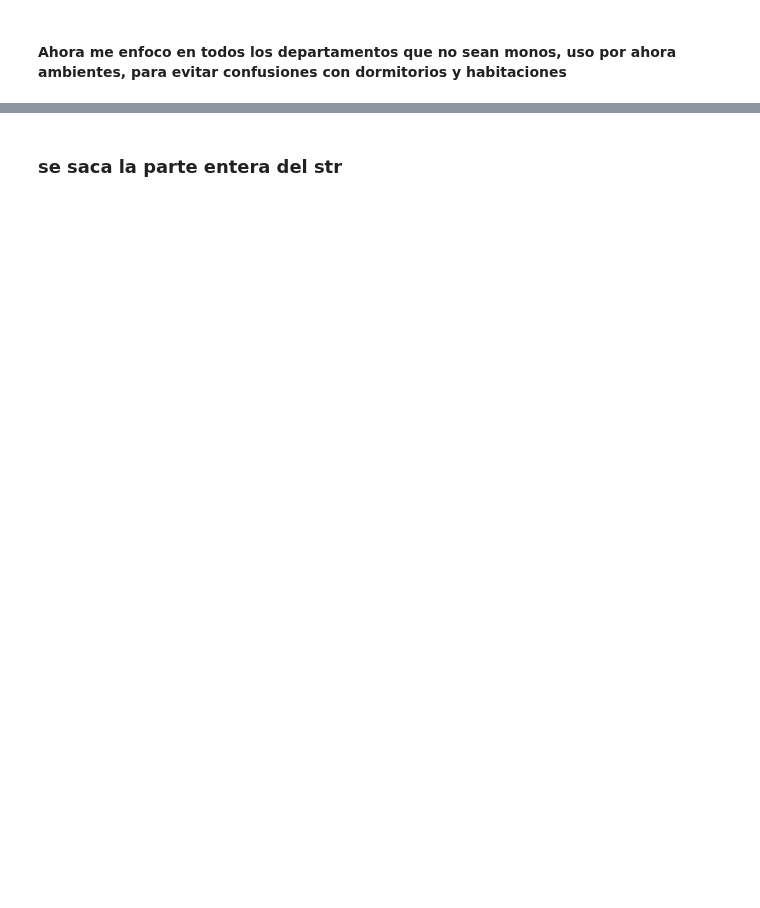
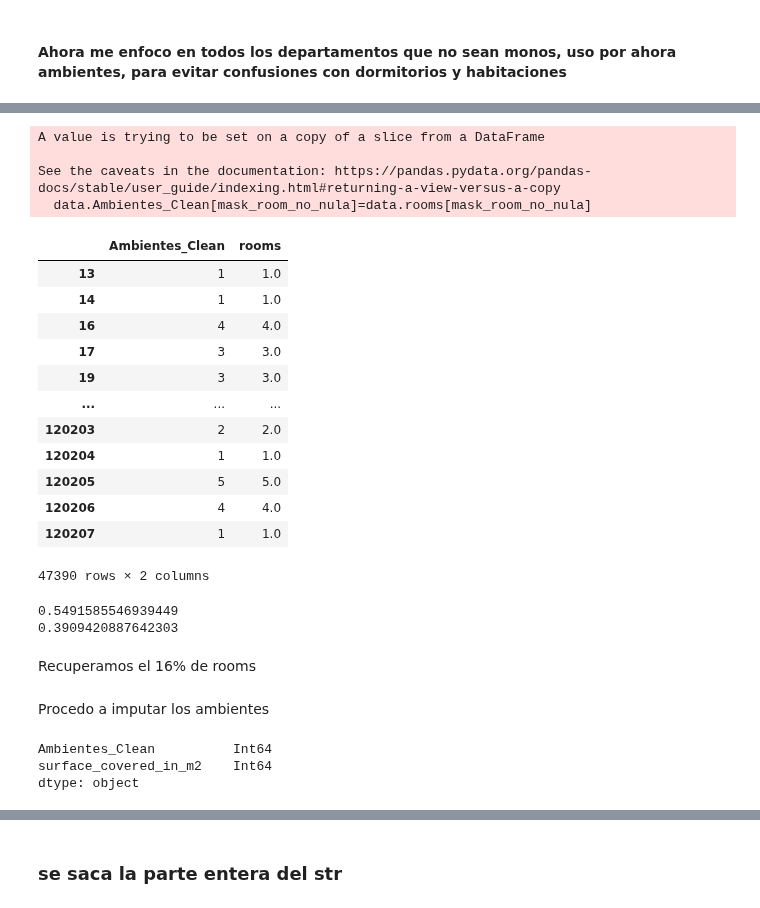
Before and after one commit to LuiosDyet/dh-ds-pi-1, a Jupyter notebook: superficie_limpia_columnas.ipynb, the cells around one changed output, grey strips where cells are left out. Saved outputs shown, nothing was run; the diff lists cells and outputs as text; code cells hidden in the pictures; blank space fills up the shorter version.

```diff
--- a/superficie_limpia_columnas.ipynb
+++ b/superficie_limpia_columnas.ipynb
@@ -181,2 +247,2 @@ pattern_rooms_regex=re.compile(pattern_rooms)
 # %%
-room_match = serie_descripcion.apply(lambda x: x if x is np.NaN else pattern_rooms_regex.search(x))
+pattern_ambs_match_3=pattern_ambs_match_2.apply(lambda x: x if x is np.NaN else x[0])
@@ -185,4 +248,0 @@ room_match.sample(10)
-# %%
-mask_rooms_notnull= room_match.notnull()
-
-data.loc[mask_rooms_notnull, "rooms_clean"] = room_match[mask_rooms_notnull].apply(lambda x: x.group(0))
@@ -191,0 +249,5 @@ serie_rooms_clean.sample(5)
+# %%
+nuevo_pattern='(?P<num>\d{1,2})'
+nuevo_pattern_regex=re.compile(nuevo_pattern)
+nuevo_pattern_match=pattern_ambs_match_3.apply(lambda x: x if x is np.NaN else nuevo_pattern_regex.search(x))
+nuevo_pattern_match.notnull().sum()
@@ -191,0 +256,4 @@ serie_rooms_clean.sample(5)
+# %%
+mask_def_not_null= nuevo_pattern_match.notnull()
+mask_mono_nulo=mono_match.isnull()
+data.loc[mask_mono_nulo, "Ambientes_Clean"] = nuevo_pattern_match[mask_mono_nulo].apply(lambda x: x if x is np.NaN else x.group('num'))
@@ -191,0 +277,33 @@ serie_rooms_clean.sample(5)
+# %%
+mask_room_no_nula = data.rooms.notnull()
+data.Ambientes_Clean[mask_room_no_nula]=data.rooms[mask_room_no_nula]
+data[['Ambientes_Clean','rooms']][mask_room_no_nula]
+# %% [output]
+A value is trying to be set on a copy of a slice from a DataFrame
+
+See the caveats in the documentation: https://pandas.pydata.org/pandas-docs/stable/user_guide/indexing.html#returning-a-view-versus-a-copy
+  data.Ambientes_Clean[mask_room_no_nula]=data.rooms[mask_room_no_nula]
+|  | Ambientes_Clean | rooms |
+| 13 | 1 | 1.0 |
+| 14 | 1 | 1.0 |
+| 16 | 4 | 4.0 |
+| 17 | 3 | 3.0 |
+| 19 | 3 | 3.0 |
+| ... | ... | ... |
+| 120203 | 2 | 2.0 |
+| 120204 | 1 | 1.0 |
+| 120205 | 5 | 5.0 |
+| 120206 | 4 | 4.0 |
+| 120207 | 1 | 1.0 |
+47390 rows × 2 columns
+# %%
+#Pctje no nulo de rooms
+print(data.Ambientes_Clean.notnull().sum()/data.shape[0])
+print(data.rooms.notnull().sum()/data.shape[0])
+# %% [output]
+0.5491585546939449
+0.3909420887642303
+# %% [markdown]
+Recuperamos el 16% de rooms
+# %% [markdown]
+Procedo a imputar los ambientes
@@ -191,0 +318,7 @@ serie_rooms_clean.sample(5)
+# %%
+data.surface_covered_in_m2=data.surface_covered_in_m2.astype('Int64')
+data[['Ambientes_Clean','surface_covered_in_m2']].dtypes
+# %% [output]
+Ambientes_Clean          Int64
+surface_covered_in_m2    Int64
+dtype: object
```
Also changed, not shown: parts of 58 cells of this notebook.
